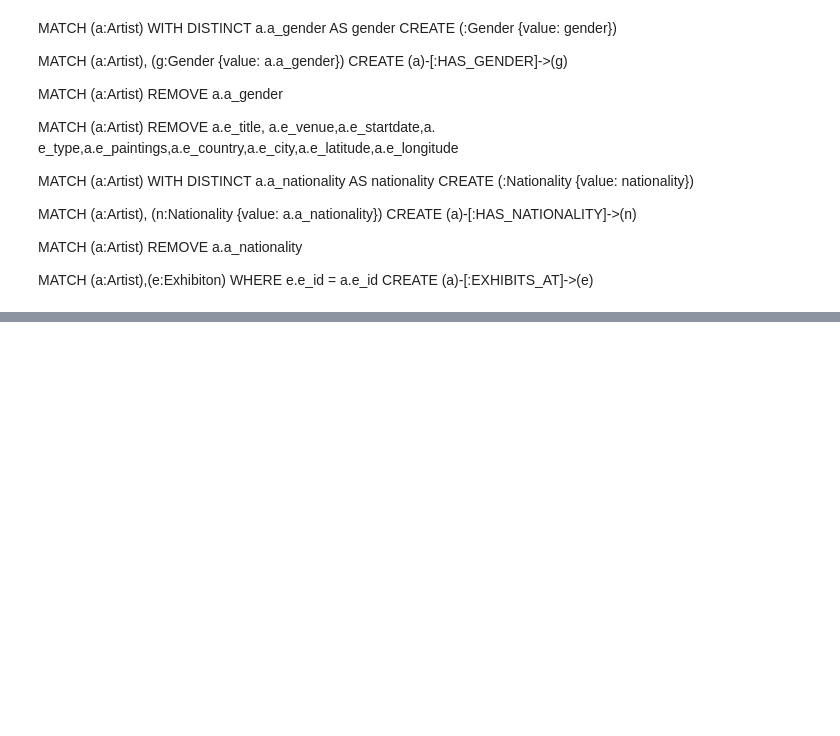
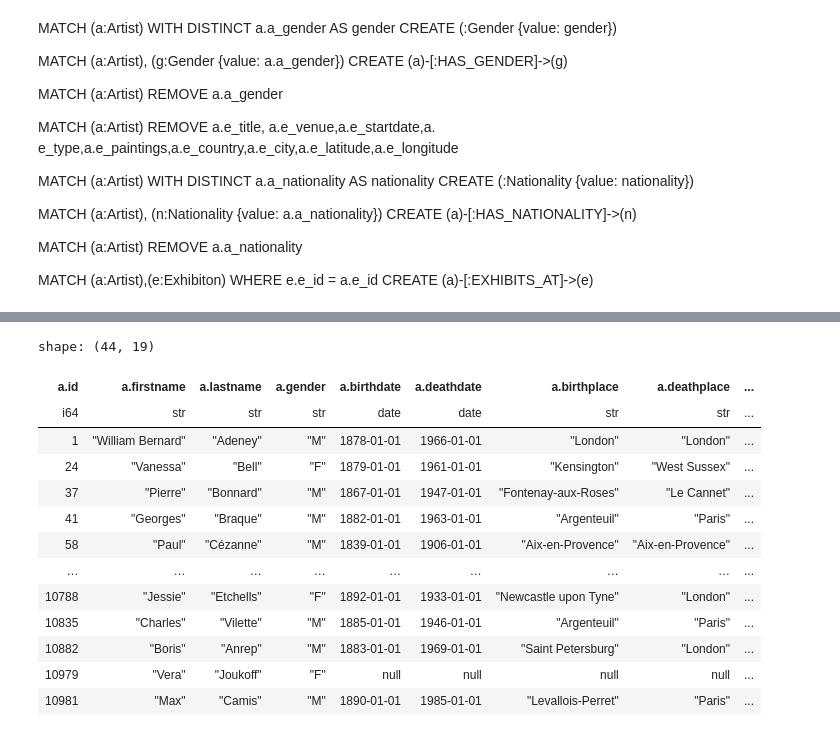
Before and after one commit to rolandramp/infoVis24G4, a Jupyter notebook: InfoVis24G4Ex1/Analysis.ipynb, the cells around one changed output, grey strips where cells are left out. Saved outputs shown, nothing was run; the diff lists cells and outputs as text; code cells hidden in the pictures; blank space fills up the shorter version.

```diff
--- a/InfoVis24G4Ex1/Analysis.ipynb
+++ b/InfoVis24G4Ex1/Analysis.ipynb
@@ -479,0 +485,17 @@ MATCH (a:Artist),(e:Exhibiton) WHERE e.e_id = a.e_id CREATE (a)-[:EXHIBITS_AT]->
+# %%
+artvis_df.filter(pl.col('e.id')==489)
+# %% [output]
+shape: (44, 19)
+| a.id | a.firstname | a.lastname | a.gender | a.birthdate | a.deathdate | a.birthplace | a.deathplace | ... |
+| i64 | str | str | str | date | date | str | str | ... |
+| 1 | "William Bernard" | "Adeney" | "M" | 1878-01-01 | 1966-01-01 | "London" | "London" | ... |
+| 24 | "Vanessa" | "Bell" | "F" | 1879-01-01 | 1961-01-01 | "Kensington" | "West Sussex" | ... |
+| 37 | "Pierre" | "Bonnard" | "M" | 1867-01-01 | 1947-01-01 | "Fontenay-aux-Roses" | "Le Cannet" | ... |
+| 41 | "Georges" | "Braque" | "M" | 1882-01-01 | 1963-01-01 | "Argenteuil" | "Paris" | ... |
+| 58 | "Paul" | "Cézanne" | "M" | 1839-01-01 | 1906-01-01 | "Aix-en-Provence" | "Aix-en-Provence" | ... |
+| … | … | … | … | … | … | … | … | ... |
+| 10788 | "Jessie" | "Etchells" | "F" | 1892-01-01 | 1933-01-01 | "Newcastle upon Tyne" | "London" | ... |
+| 10835 | "Charles" | "Vilette" | "M" | 1885-01-01 | 1946-01-01 | "Argenteuil" | "Paris" | ... |
+| 10882 | "Boris" | "Anrep" | "M" | 1883-01-01 | 1969-01-01 | "Saint Petersburg" | "London" | ... |
+| 10979 | "Vera" | "Joukoff" | "F" | null | null | null | null | ... |
+| 10981 | "Max" | "Camis" | "M" | 1890-01-01 | 1985-01-01 | "Levallois-Perret" | "Paris" | ... |
```
Also changed, not shown: parts of 11 cells of this notebook, 5 other files.
